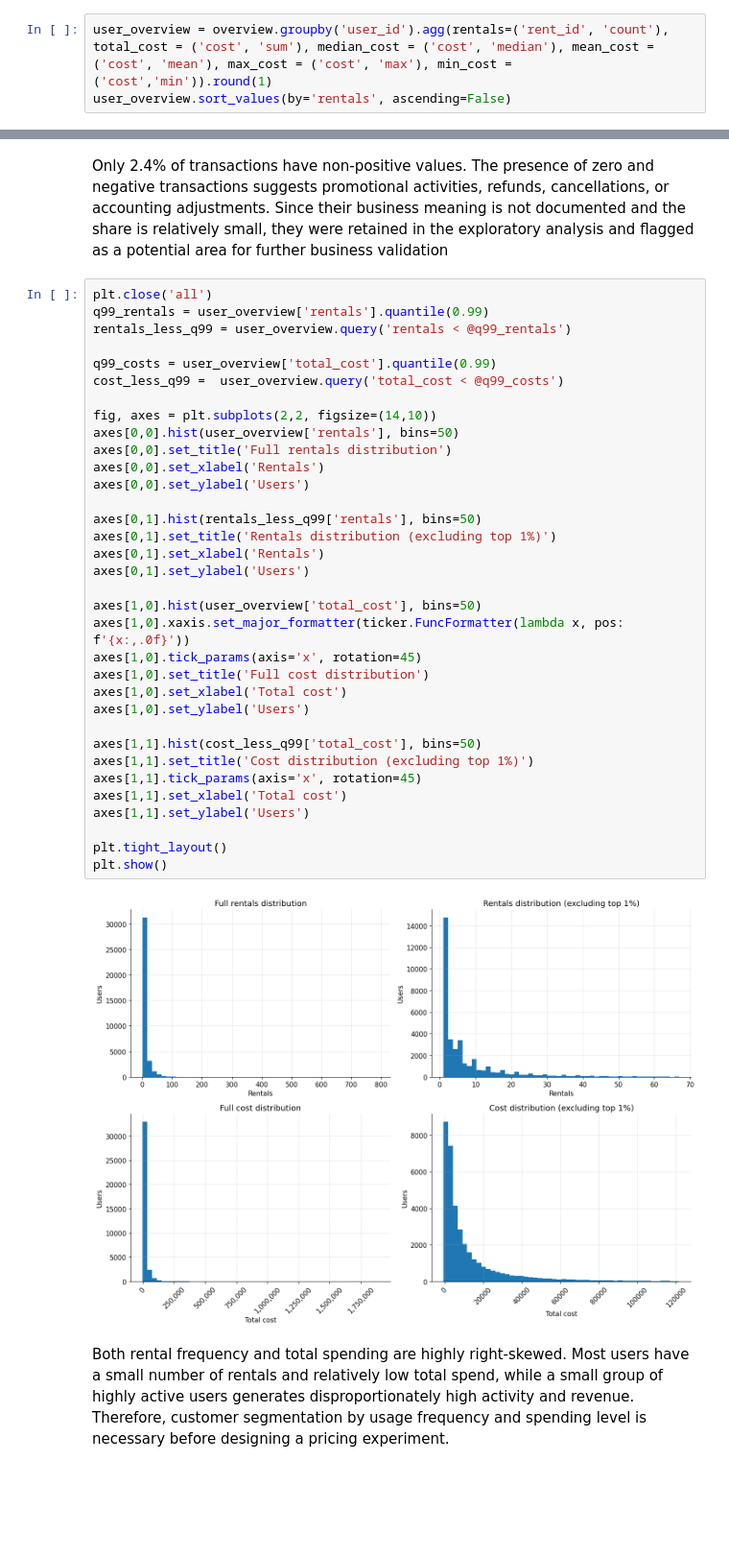
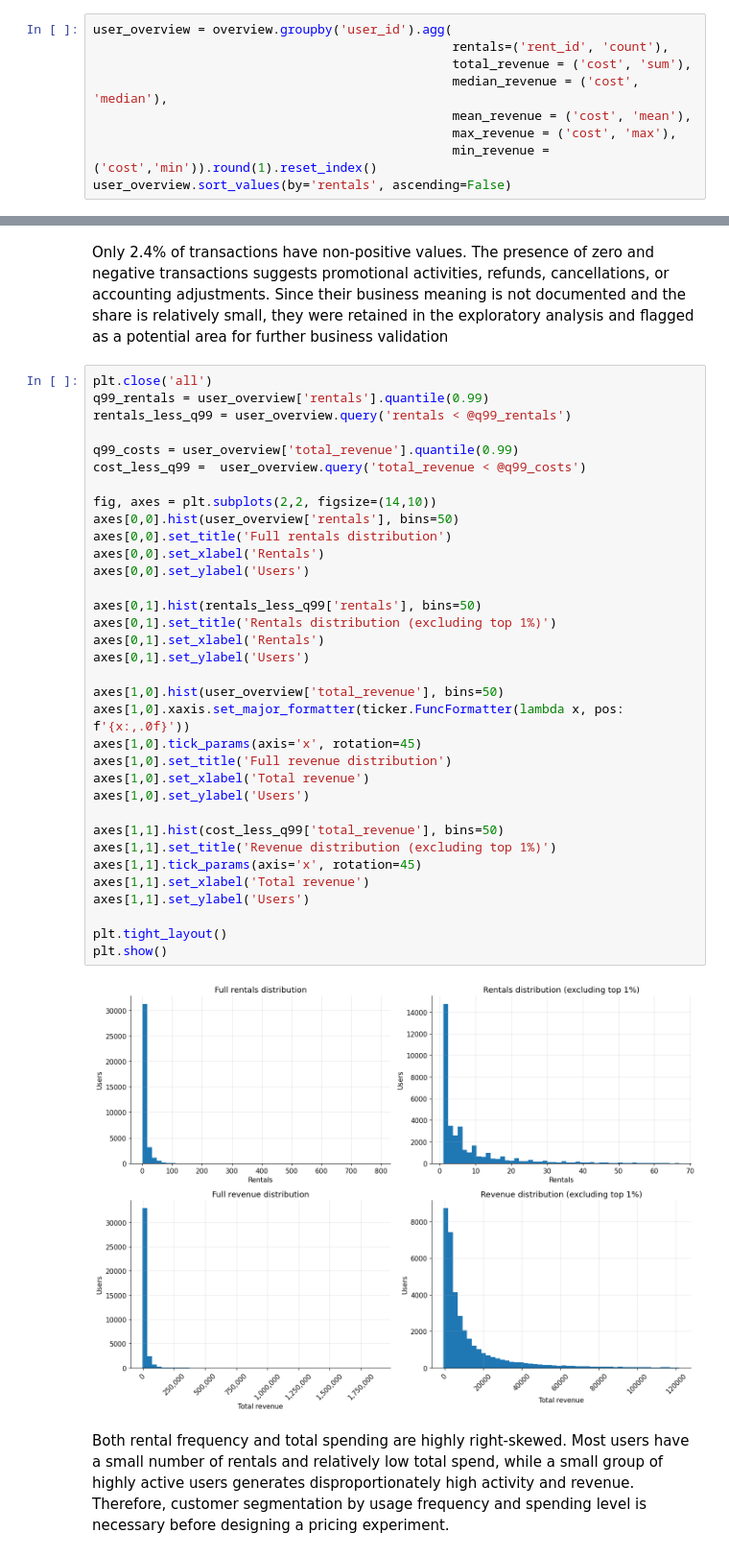
Before and after one commit to YuliaLoburets/A-B-test_project, a Jupyter notebook: A_B_Testing_project.ipynb, the cells around one changed output, grey strips where cells are left out. Shown: that part at 96% size. Drawn from its saved outputs; the diff is of its cells as text; blank space fills up the shorter version.

```diff
--- a/A_B_Testing_project.ipynb
+++ b/A_B_Testing_project.ipynb
@@ -115,6 +115,12 @@ dup.sort_values(by='duplicates', ascending=False)
 | 15 | 3183258413999330 | 1 |
 36484 rows × 2 columns
 # %%
-user_overview = overview.groupby('user_id').agg(rentals=('rent_id', 'count'), total_cost = ('cost', 'sum'), median_cost = ('cost', 'median'), mean_cost = ('cost', 'mean'), max_cost = ('cost', 'max'), min_cost = ('cost','min')).round(1)
+user_overview = overview.groupby('user_id').agg(
+                                                rentals=('rent_id', 'count'),
+                                                total_revenue = ('cost', 'sum'),
+                                                median_revenue = ('cost', 'median'),
+                                                mean_revenue = ('cost', 'mean'),
+                                                max_revenue = ('cost', 'max'),
+                                                min_revenue = ('cost','min')).round(1).reset_index()
 user_overview.sort_values(by='rentals', ascending=False)
 # %% [output]
@@ -153,39 +158,39 @@ Only 2.4% of transactions have non-positive values. The presence of zero and neg
 # %%
 plt.close('all')
 q99_rentals = user_overview['rentals'].quantile(0.99)
 rentals_less_q99 = user_overview.query('rentals < @q99_rentals')
 
-q99_costs = user_overview['total_cost'].quantile(0.99)
-cost_less_q99 =  user_overview.query('total_cost < @q99_costs')
+q99_costs = user_overview['total_revenue'].quantile(0.99)
+cost_less_q99 =  user_overview.query('total_revenue < @q99_costs')
 
 fig, axes = plt.subplots(2,2, figsize=(14,10))
 axes[0,0].hist(user_overview['rentals'], bins=50)
 axes[0,0].set_title('Full rentals distribution')
 axes[0,0].set_xlabel('Rentals')
 axes[0,0].set_ylabel('Users')
 
 axes[0,1].hist(rentals_less_q99['rentals'], bins=50)
 axes[0,1].set_title('Rentals distribution (excluding top 1%)')
 axes[0,1].set_xlabel('Rentals')
 axes[0,1].set_ylabel('Users')
 
-axes[1,0].hist(user_overview['total_cost'], bins=50)
+axes[1,0].hist(user_overview['total_revenue'], bins=50)
 axes[1,0].xaxis.set_major_formatter(ticker.FuncFormatter(lambda x, pos: f'{x:,.0f}'))
 axes[1,0].tick_params(axis='x', rotation=45)
-axes[1,0].set_title('Full cost distribution')
-axes[1,0].set_xlabel('Total cost')
+axes[1,0].set_title('Full revenue distribution')
+axes[1,0].set_xlabel('Total revenue')
 axes[1,0].set_ylabel('Users')
 
-axes[1,1].hist(cost_less_q99['total_cost'], bins=50)
-axes[1,1].set_title('Cost distribution (excluding top 1%)')
+axes[1,1].hist(cost_less_q99['total_revenue'], bins=50)
+axes[1,1].set_title('Revenue distribution (excluding top 1%)')
 axes[1,1].tick_params(axis='x', rotation=45)
-axes[1,1].set_xlabel('Total cost')
+axes[1,1].set_xlabel('Total revenue')
 axes[1,1].set_ylabel('Users')
 
 plt.tight_layout()
 plt.show()
 # %% [output]
-[figure, old version]
+[figure, new version]
 # %% [markdown]
 Both rental frequency and total spending are highly right-skewed. Most users have a small number of rentals and relatively low total spend, while a small group of highly active users generates disproportionately high activity and revenue. Therefore, customer segmentation by usage frequency and spending level is necessary before designing a pricing experiment.
 # %% [markdown]
```
Also changed, not shown: parts of 20 cells of this notebook.
